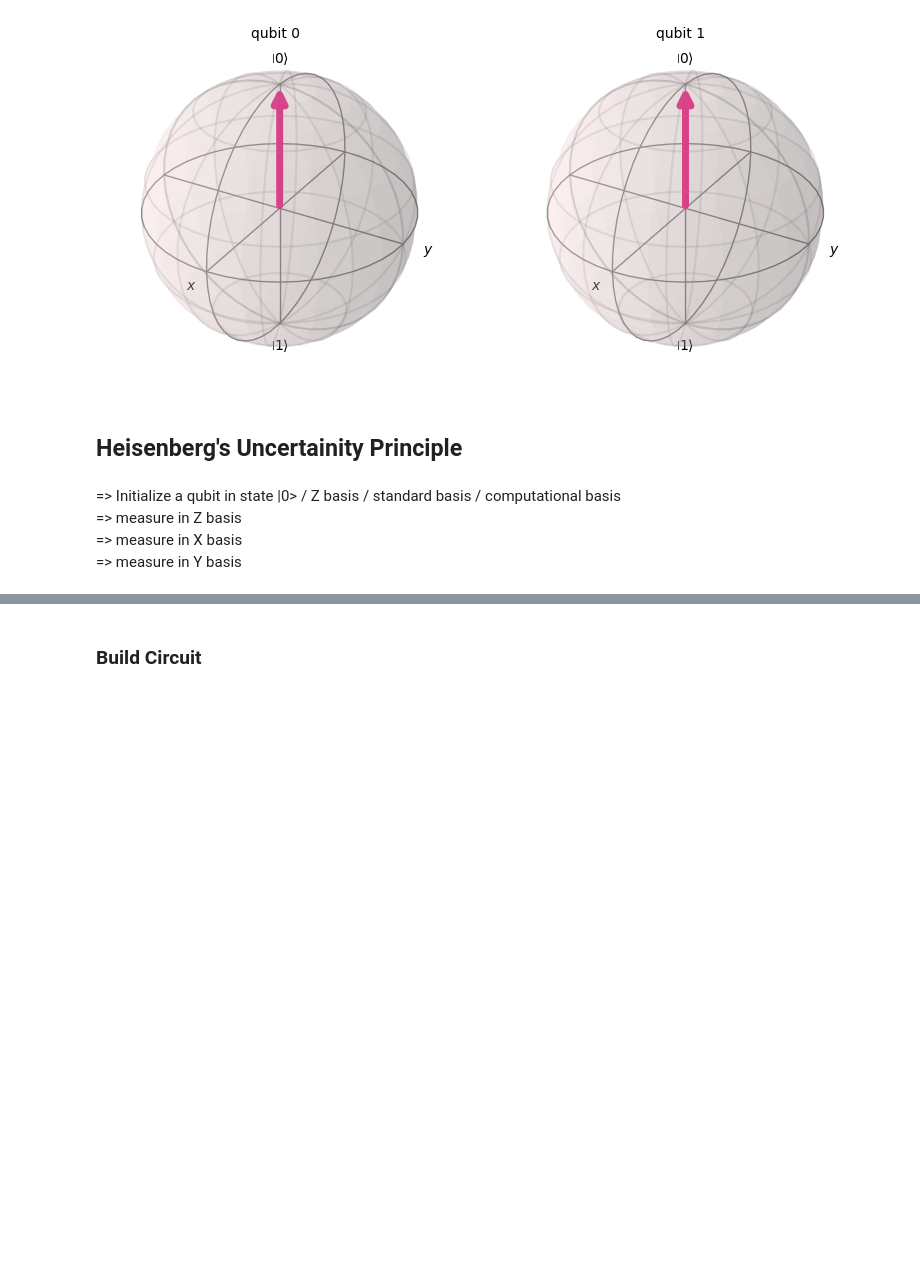
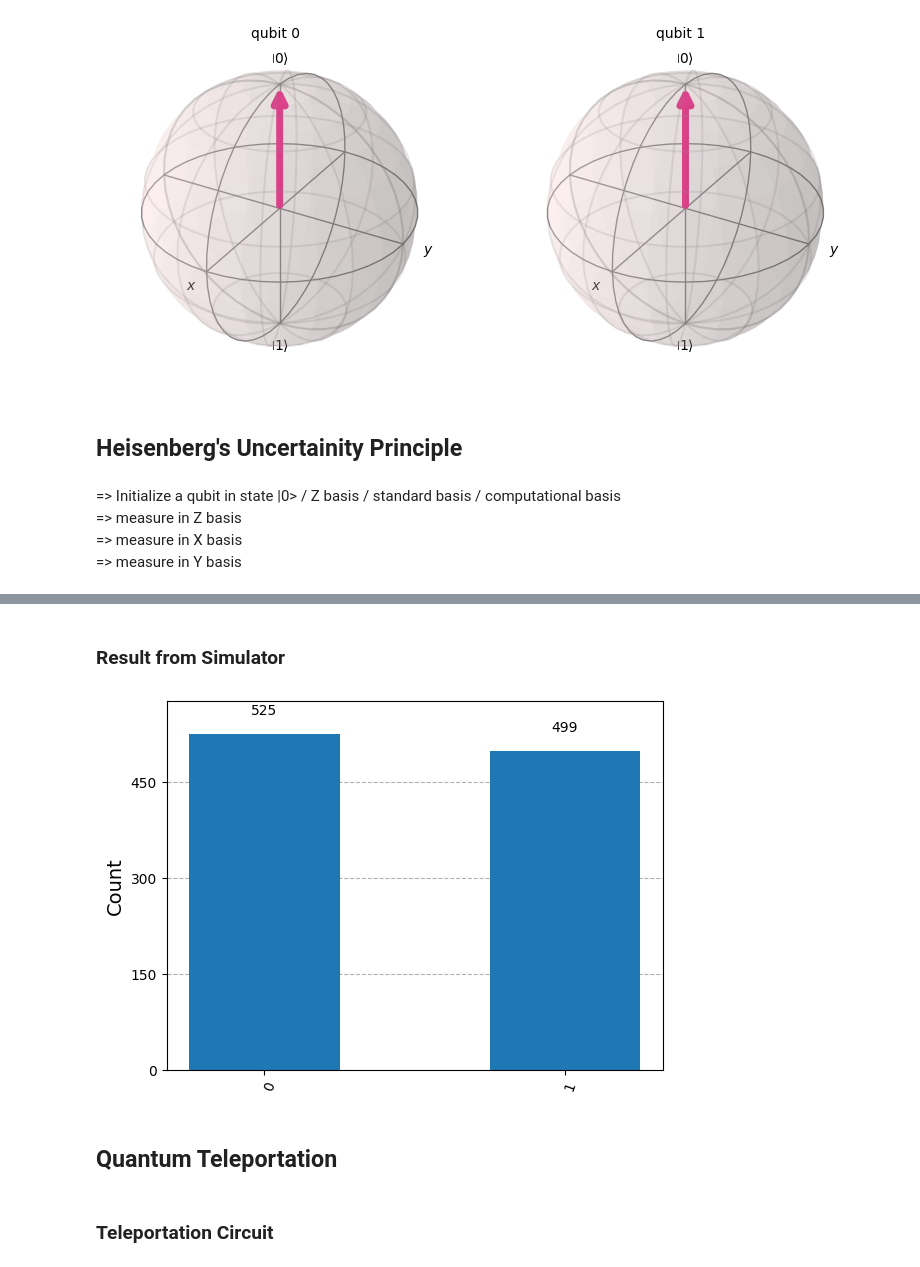
Before and after one commit to LTJ508/Quantum_Computing, a Jupyter notebook: Qiskit Practice/Qiskit_Practice_Lecture_12.ipynb, the cells around one changed output, grey strips where cells are left out. Cells and saved outputs as stored; diff of their text form; code cells hidden in the pictures; blank space fills up the shorter version.

```diff
--- a/Qiskit Practice/Qiskit_Practice_Lecture_12.ipynb
+++ b/Qiskit Practice/Qiskit_Practice_Lecture_12.ipynb
@@ -192,2 +242,14 @@ plot_bloch_multivector(final_state)
+# %% [markdown]
+### Result from Simulator
+# %%
+# get counts
+counts = result.get_counts()
+
+# plot histogram
+plot_histogram(counts)
+# %% [output]
+[figure, added]
+# %% [markdown]
+## Quantum Teleportation
 # %% [markdown]
-### Build Circuit
+### Teleportation Circuit
```
Also changed, not shown: parts of 19 cells of this notebook.
